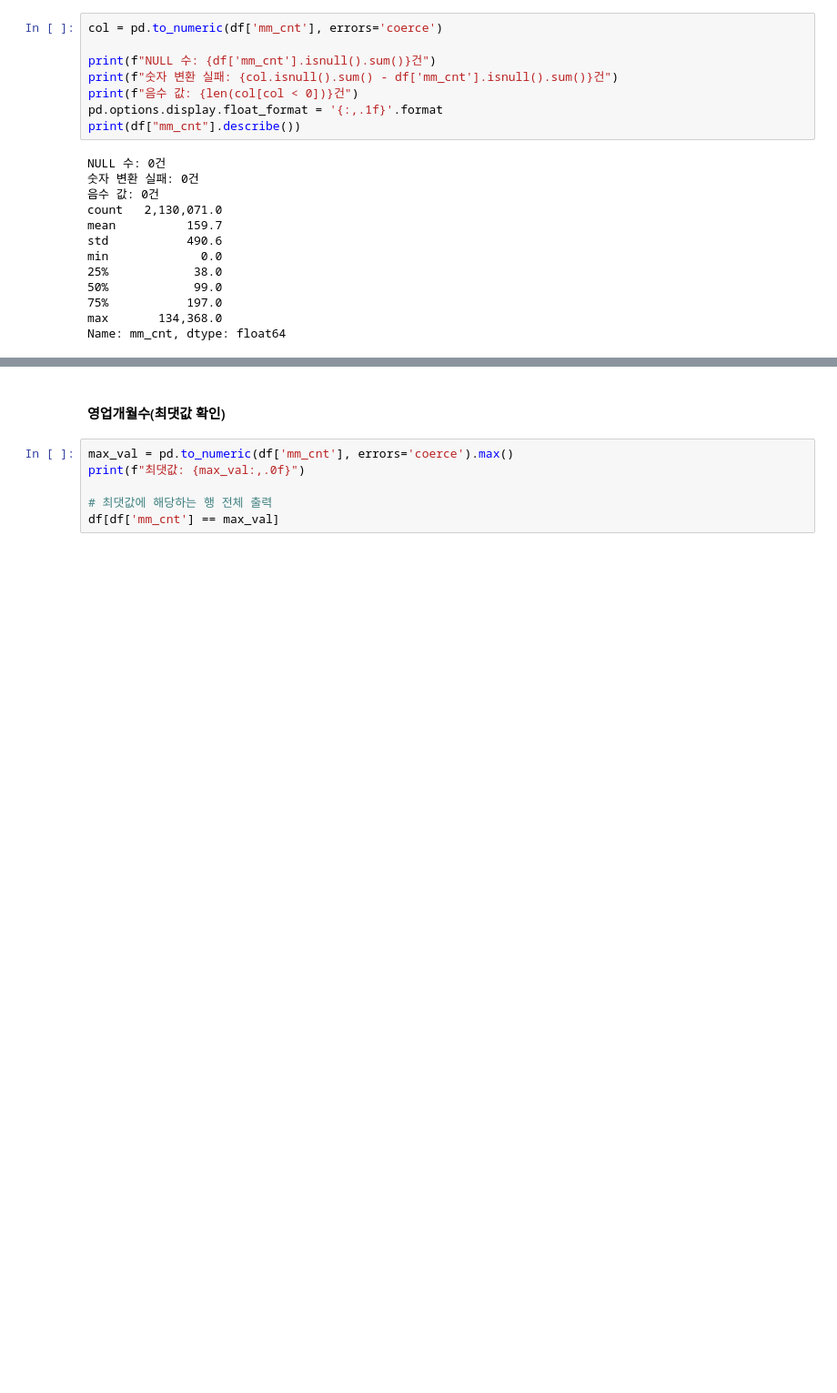
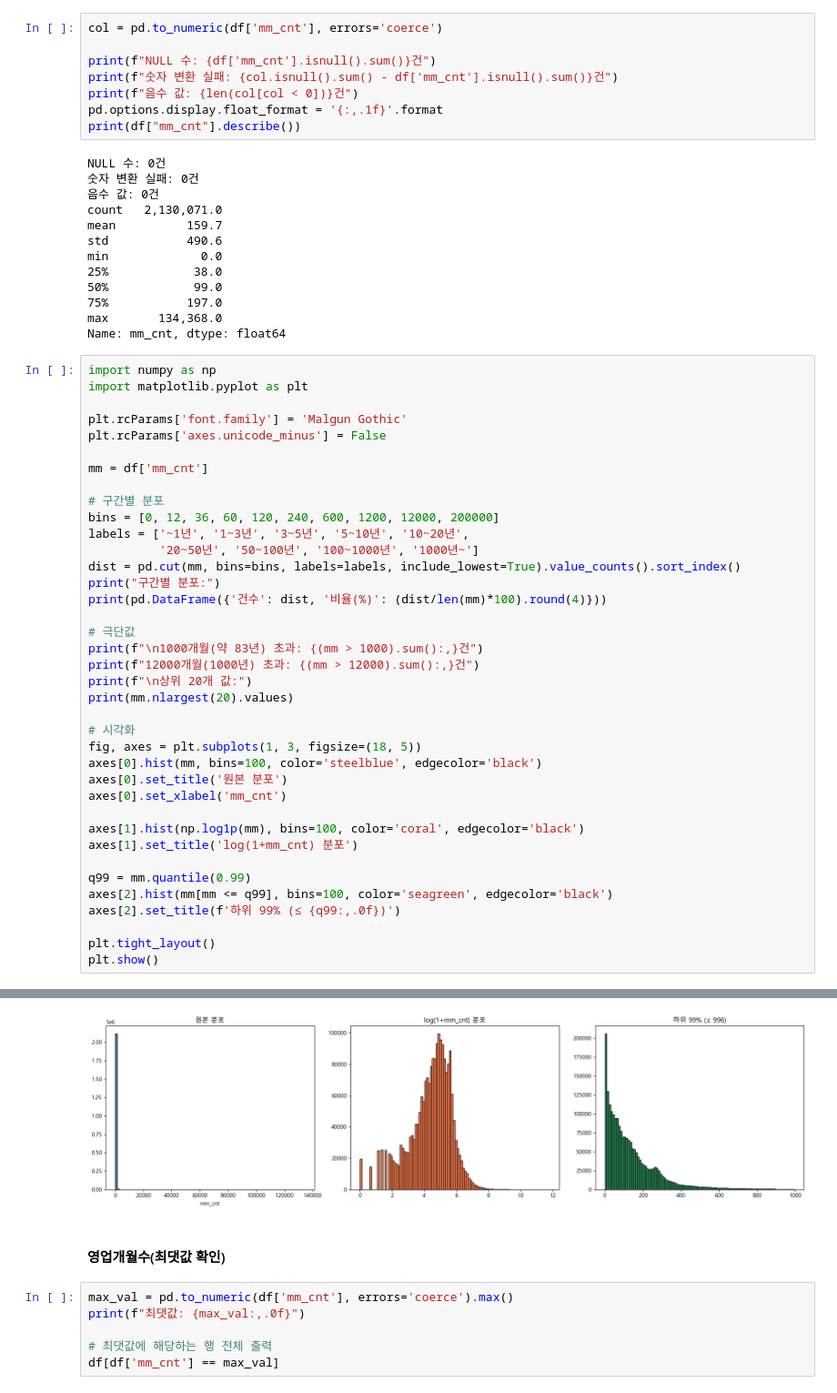
Before and after one commit to bulsajo1/final_project, a Jupyter notebook: Geunsu/1차_전처리_가맹점.ipynb, the cells around one changed output, grey strips where cells are left out. Shown at 91% size. Saved outputs shown, nothing was run; the diff lists cells and outputs as text; blank space fills up the shorter version.

```diff
--- a/Geunsu/1차_전처리_가맹점.ipynb
+++ b/Geunsu/1차_전처리_가맹점.ipynb
@@ -274,3 +274,42 @@ min             0.0
 75%           197.0
 max       134,368.0
 Name: mm_cnt, dtype: float64
+# %%
+import numpy as np
+import matplotlib.pyplot as plt
+
+plt.rcParams['font.family'] = 'Malgun Gothic'
+plt.rcParams['axes.unicode_minus'] = False
+
+mm = df['mm_cnt']
+
+# 구간별 분포
+bins = [0, 12, 36, 60, 120, 240, 600, 1200, 12000, 200000]
+labels = ['~1년', '1~3년', '3~5년', '5~10년', '10~20년',
+          '20~50년', '50~100년', '100~1000년', '1000년~']
+dist = pd.cut(mm, bins=bins, labels=labels, include_lowest=True).value_counts().sort_index()
+print("구간별 분포:")
+print(pd.DataFrame({'건수': dist, '비율(%)': (dist/len(mm)*100).round(4)}))
+
+# 극단값
+print(f"\n1000개월(약 83년) 초과: {(mm > 1000).sum():,}건")
+print(f"12000개월(1000년) 초과: {(mm > 12000).sum():,}건")
+print(f"\n상위 20개 값:")
+print(mm.nlargest(20).values)
+
+# 시각화
+fig, axes = plt.subplots(1, 3, figsize=(18, 5))
+axes[0].hist(mm, bins=100, color='steelblue', edgecolor='black')
+axes[0].set_title('원본 분포')
+axes[0].set_xlabel('mm_cnt')
+
+axes[1].hist(np.log1p(mm), bins=100, color='coral', edgecolor='black')
+axes[1].set_title('log(1+mm_cnt) 분포')
+
+q99 = mm.quantile(0.99)
+axes[2].hist(mm[mm <= q99], bins=100, color='seagreen', edgecolor='black')
+axes[2].set_title(f'하위 99% (≤ {q99:,.0f})')
+
+plt.tight_layout()
+plt.show()
+# %% [output]
@@ -277,3 +335,4 @@ Name: mm_cnt, dtype: float64
+[figure, added]
 # %% [markdown]
 #### 영업개월수(최댓값 확인)
 # %%
```
Also changed, not shown: parts of 1 cell of this notebook.
